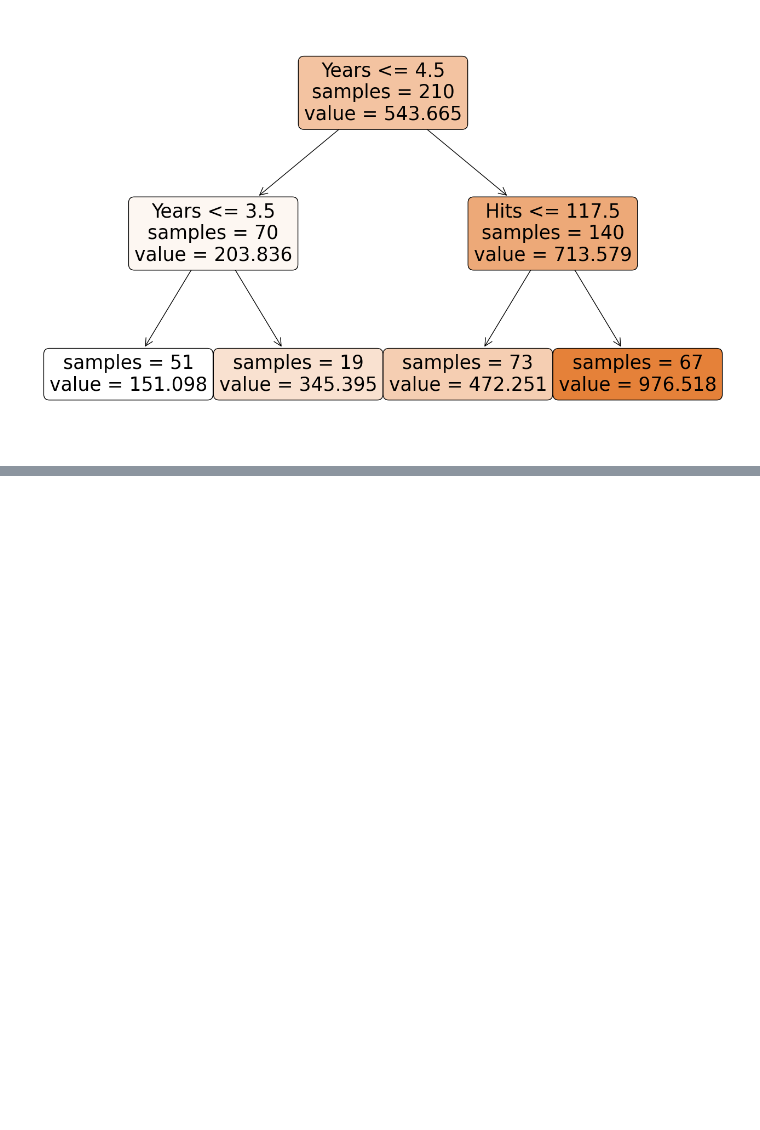
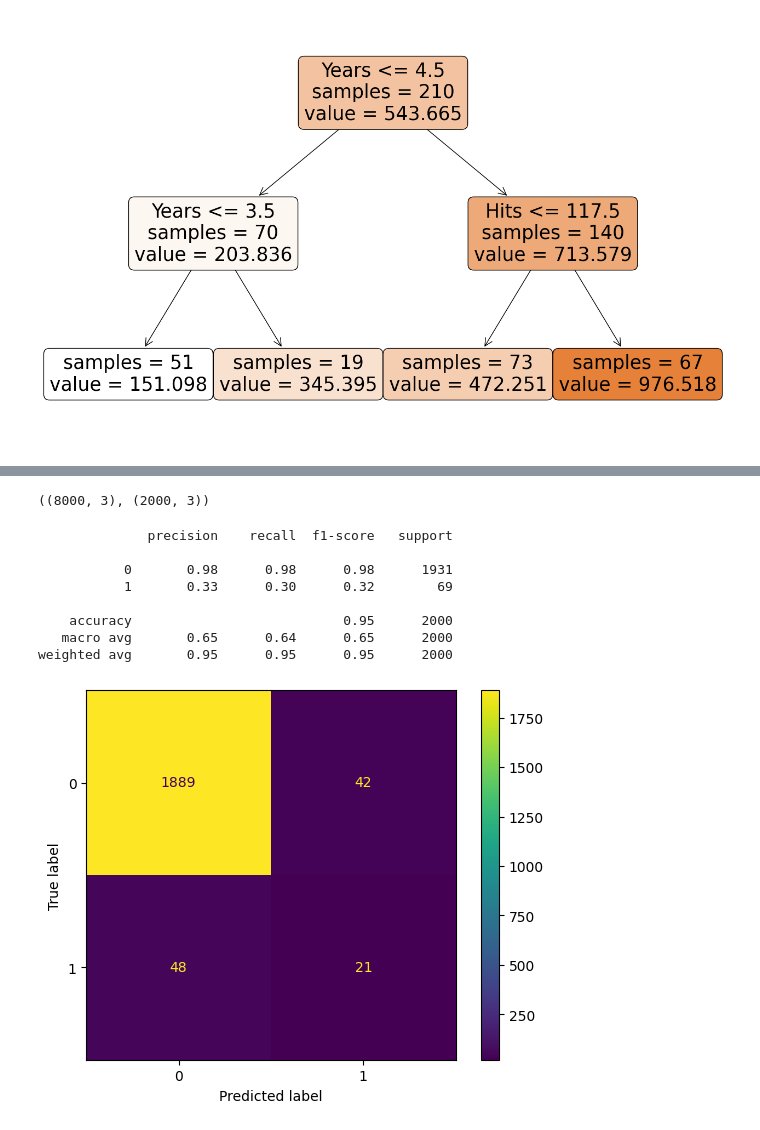
Before and after one commit to Canesp/Machine-learning-Philip-de-Canesie, a Jupyter notebook: Code-along/Lec-10.ipynb, the cells around one changed output, grey strips where cells are left out. Cells and saved outputs as stored; diff of their text form; code cells hidden in the pictures; blank space fills up the shorter version.

```diff
--- a/Code-along/Lec-10.ipynb
+++ b/Code-along/Lec-10.ipynb
@@ -95,0 +130,4 @@ tree.plot_tree(model, filled= True, feature_names=X_train.columns, impurity= Fal
+# %%
+df = pd.read_csv("../Data/Default.csv")
+df = pd.get_dummies(df, drop_first= True)
+df.head()
@@ -95,0 +141,29 @@ tree.plot_tree(model, filled= True, feature_names=X_train.columns, impurity= Fal
+# %%
+X, y = df.drop("default_Yes", axis= "columns"), df["default_Yes"]
+
+X_train, X_test, y_train, y_test = train_test_split(X, y, test_size=0.2, random_state=42)
+
+X_train.shape, X_test.shape
+# %% [output]
+((8000, 3), (2000, 3))
+# %%
+from sklearn.tree import DecisionTreeClassifier
+from sklearn.metrics import classification_report, confusion_matrix, ConfusionMatrixDisplay
+
+clf = DecisionTreeClassifier()
+clf.fit(X_train, y_train)
+y_pred = clf.predict(X_test)
+
+print(classification_report(y_test, y_pred))
+cm = confusion_matrix(y_test, y_pred)
+ConfusionMatrixDisplay(cm).plot();
+# %% [output]
+              precision    recall  f1-score   support
+
+           0       0.98      0.98      0.98      1931
+           1       0.33      0.30      0.32        69
+
+    accuracy                           0.95      2000
+   macro avg       0.65      0.64      0.65      2000
+weighted avg       0.95      0.95      0.95      2000
+[figure, added]
```
Also changed, not shown: parts of 6 cells of this notebook.
